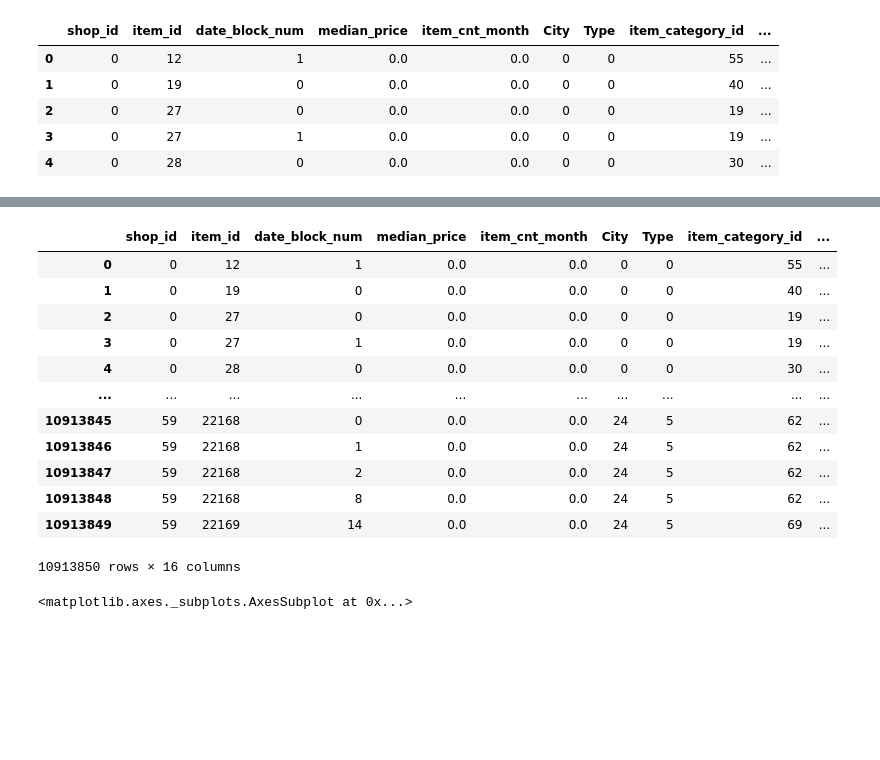
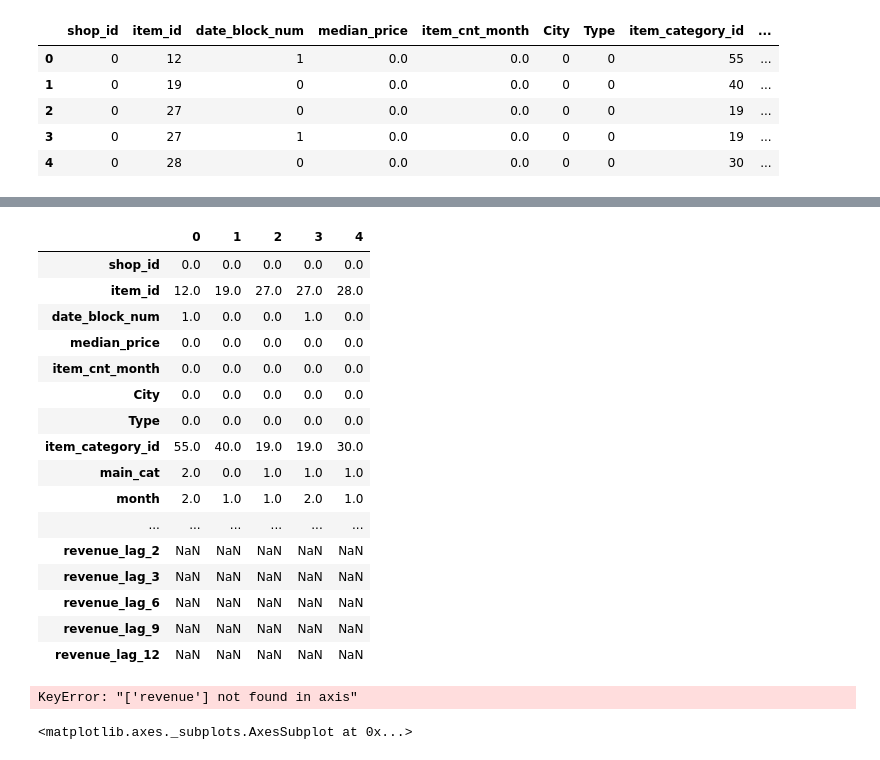
Before and after one commit to amoiza1/Predict-Future-Sales-Russian-Company-, a Jupyter notebook: feat_months-v1-contd.ipynb, the cells around one changed output, grey strips where cells are left out. Cells and saved outputs as stored; diff of their text form; code cells hidden in the pictures; blank space fills up the shorter version.

```diff
--- a/feat_months-v1-contd.ipynb
+++ b/feat_months-v1-contd.ipynb
@@ -79,18 +69,2 @@ new_data.head()
 # %%
 new_data=new_data.fillna(0)
-# %%
-new_data
-# %% [output]
-|  | shop_id | item_id | date_block_num | median_price | item_cnt_month | City | Type | item_category_id | ... |
-| 0 | 0 | 12 | 1 | 0.0 | 0.0 | 0 | 0 | 55 | ... |
-| 1 | 0 | 19 | 0 | 0.0 | 0.0 | 0 | 0 | 40 | ... |
-| 2 | 0 | 27 | 0 | 0.0 | 0.0 | 0 | 0 | 19 | ... |
-| 3 | 0 | 27 | 1 | 0.0 | 0.0 | 0 | 0 | 19 | ... |
-| 4 | 0 | 28 | 0 | 0.0 | 0.0 | 0 | 0 | 30 | ... |
-| ... | ... | ... | ... | ... | ... | ... | ... | ... | ... |
-| 10913845 | 59 | 22168 | 0 | 0.0 | 0.0 | 24 | 5 | 62 | ... |
-| 10913846 | 59 | 22168 | 1 | 0.0 | 0.0 | 24 | 5 | 62 | ... |
-| 10913847 | 59 | 22168 | 2 | 0.0 | 0.0 | 24 | 5 | 62 | ... |
-| 10913848 | 59 | 22168 | 8 | 0.0 | 0.0 | 24 | 5 | 62 | ... |
-| 10913849 | 59 | 22169 | 14 | 0.0 | 0.0 | 24 | 5 | 69 | ... |
-10913850 rows × 16 columns
@@ -97,3 +81,31 @@ new_data
+# %%
+# new_data.to_pickle('new_data_rev.pkl')
+new_data=pd.read_pickle('new_data_rev.pkl')
+new_data.head().T
+# %% [output]
+|  | 0 | 1 | 2 | 3 | 4 |
+| shop_id | 0.0 | 0.0 | 0.0 | 0.0 | 0.0 |
+| item_id | 12.0 | 19.0 | 27.0 | 27.0 | 28.0 |
+| date_block_num | 1.0 | 0.0 | 0.0 | 1.0 | 0.0 |
+| median_price | 0.0 | 0.0 | 0.0 | 0.0 | 0.0 |
+| item_cnt_month | 0.0 | 0.0 | 0.0 | 0.0 | 0.0 |
+| City | 0.0 | 0.0 | 0.0 | 0.0 | 0.0 |
+| Type | 0.0 | 0.0 | 0.0 | 0.0 | 0.0 |
+| item_category_id | 55.0 | 40.0 | 19.0 | 19.0 | 30.0 |
+| main_cat | 2.0 | 0.0 | 1.0 | 1.0 | 1.0 |
+| month | 2.0 | 1.0 | 1.0 | 2.0 | 1.0 |
+| ... | ... | ... | ... | ... | ... |
+| revenue_lag_2 | NaN | NaN | NaN | NaN | NaN |
+| revenue_lag_3 | NaN | NaN | NaN | NaN | NaN |
+| revenue_lag_6 | NaN | NaN | NaN | NaN | NaN |
+| revenue_lag_9 | NaN | NaN | NaN | NaN | NaN |
+| revenue_lag_12 | NaN | NaN | NaN | NaN | NaN |
+# %%
+new_data.drop('revenue',axis=1,inplace=True)
+new_data=new_data.fillna(0)
+new_data.head()
+# %% [output]
+KeyError: "['revenue'] not found in axis"
 # %%
 lb,ub = np.percentile(new_data.median_price,(1,99))
 new_data['median_price']=np.clip(new_data.median_price,lb,ub)
```
Also changed, not shown: parts of 27 cells of this notebook.
